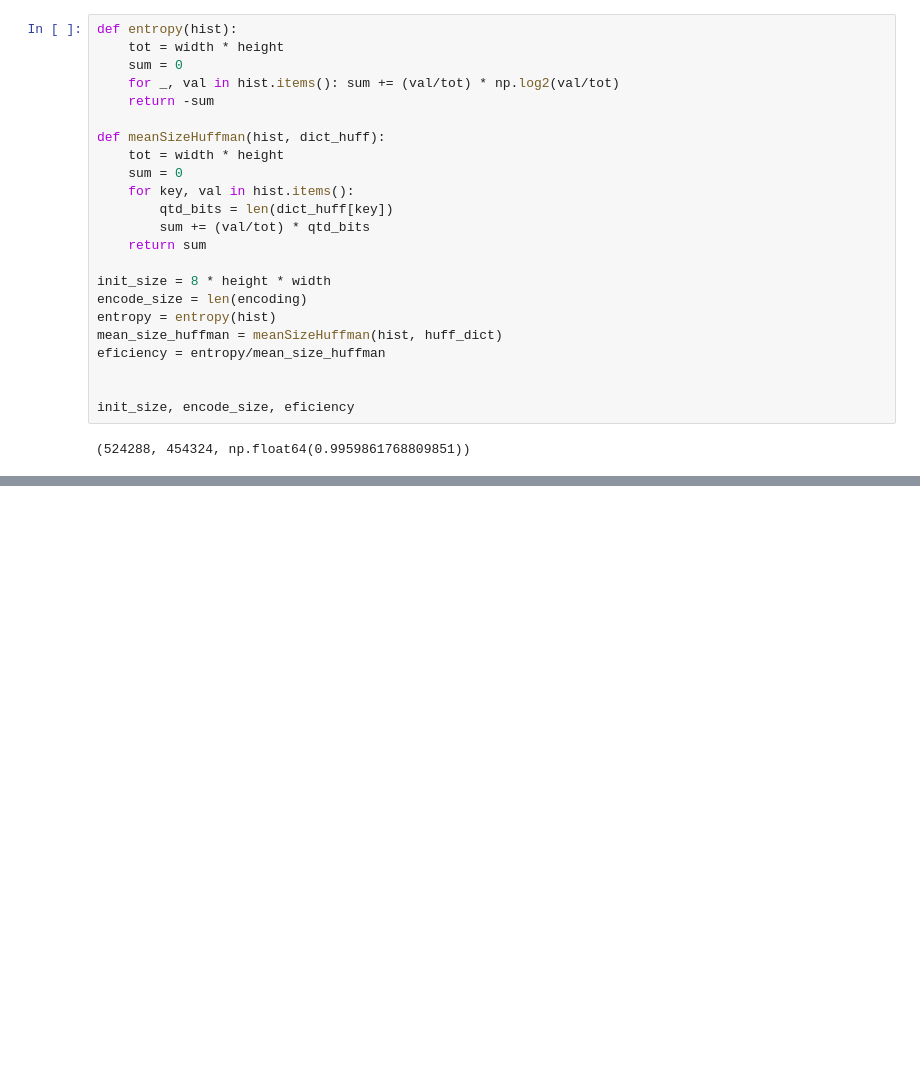
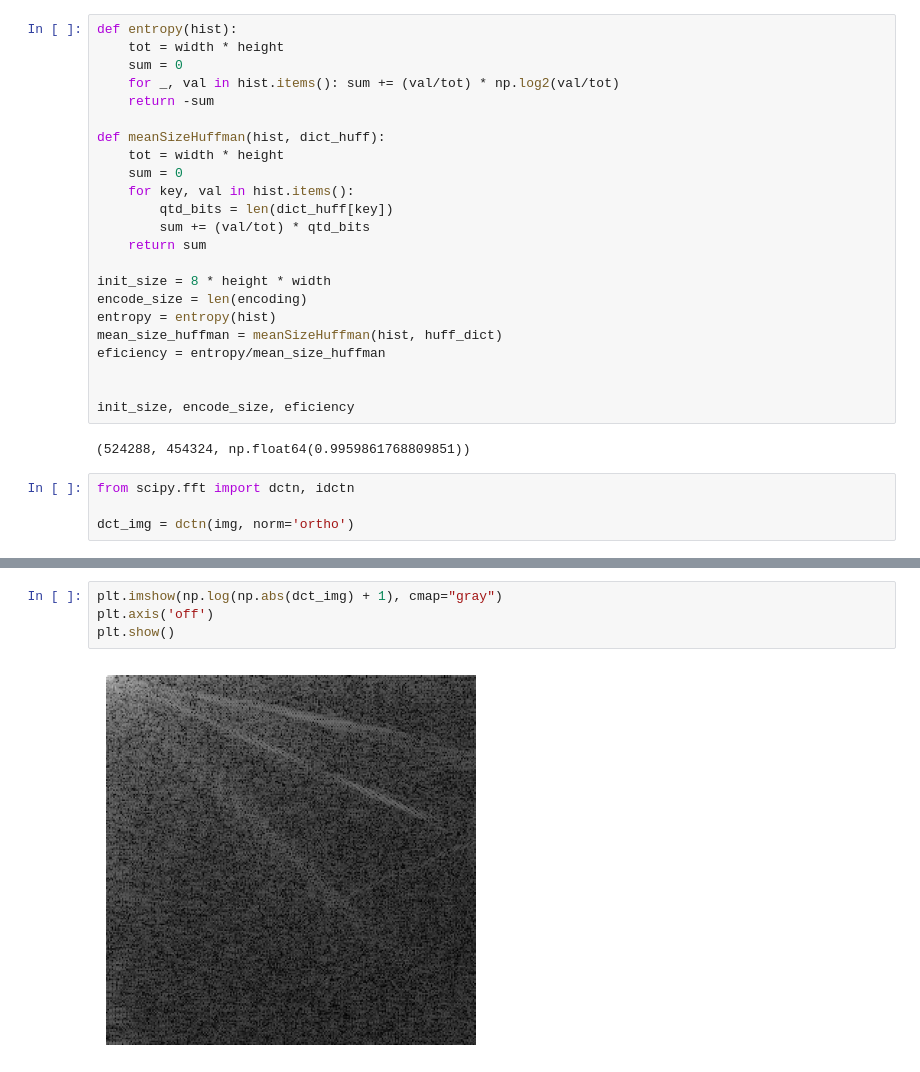
Before and after one commit to souza-marcos/ImageCompressor, a Jupyter notebook: main.ipynb, the cells around one changed output, grey strips where cells are left out. Cells and saved outputs as stored; diff of their text form; blank space fills up the shorter version.

```diff
--- a/main.ipynb
+++ b/main.ipynb
@@ -140,3 +140,7 @@ eficiency = entropy/mean_size_huffman
 init_size, encode_size, eficiency
 # %% [output]
 (524288, 454324, np.float64(0.9959861768809851))
+# %%
+from scipy.fft import dctn, idctn
+
+dct_img = dctn(img, norm='ortho')
@@ -142,0 +164,6 @@ init_size, encode_size, eficiency
+# %%
+plt.imshow(np.log(np.abs(dct_img) + 1), cmap="gray")
+plt.axis('off')
+plt.show()
+# %% [output]
+[figure, added]
```
Also changed, not shown: parts of 6 cells of this notebook.
